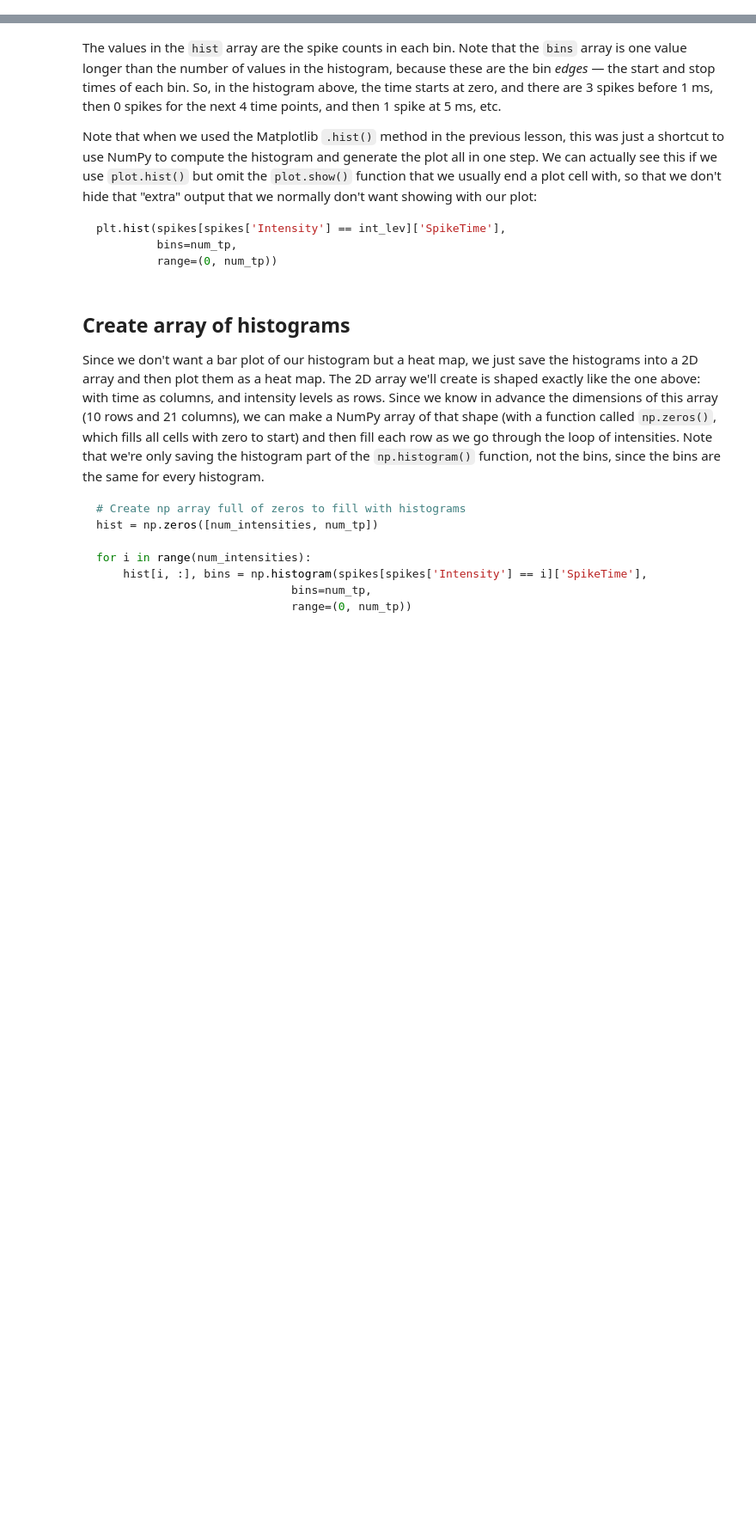
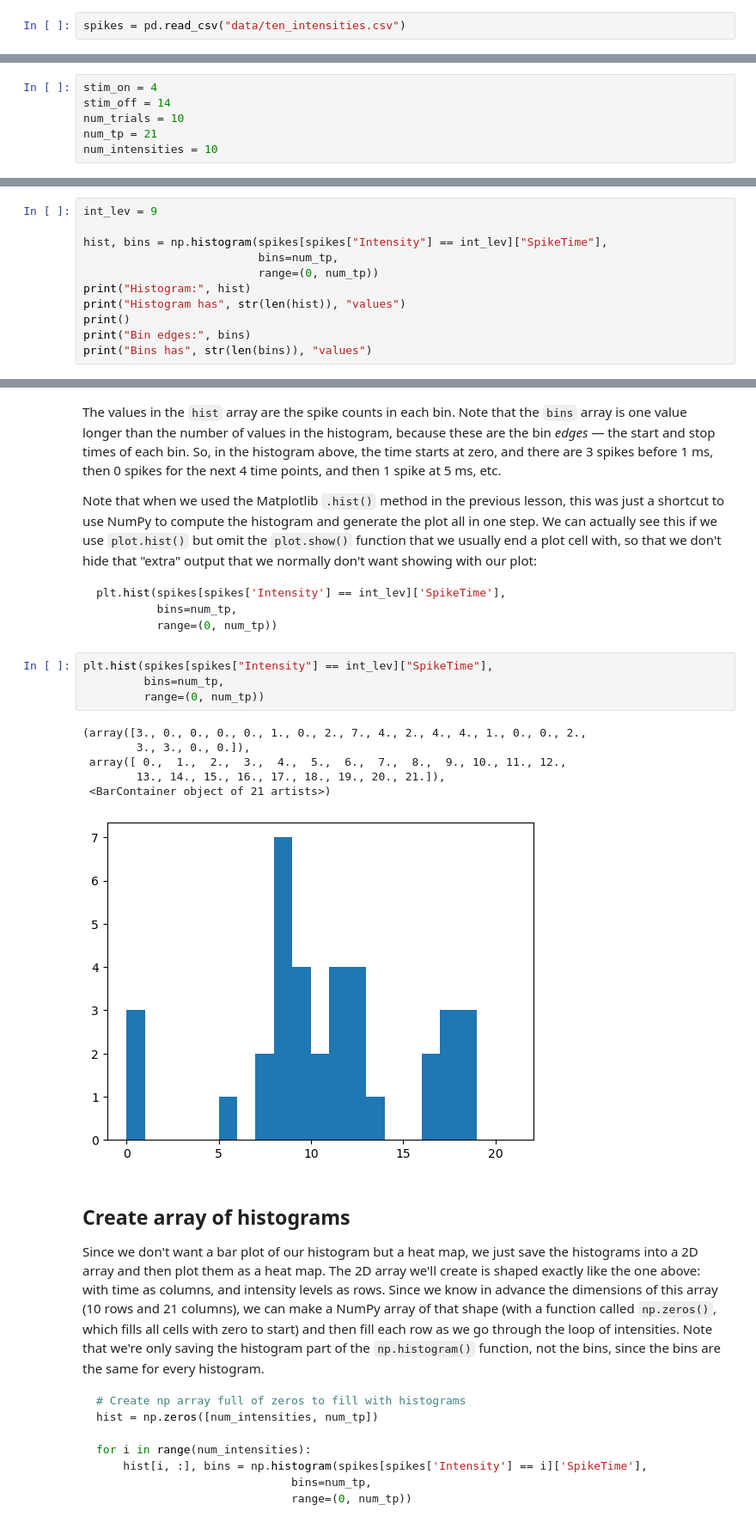
Before and after one commit to freddylearnsc0de/Chapter-6--Single-Unit-Data, a Jupyter notebook: 3 - heat_maps.ipynb, the cells around one changed output, grey strips where cells are left out. Shown at 86% size. Saved outputs shown, nothing was run; the diff lists cells and outputs as text; blank space fills up the shorter version.

```diff
--- a/3 - heat_maps.ipynb
+++ b/3 - heat_maps.ipynb
@@ -36,6 +40,8 @@ import pandas as pd
 ~~~python
 spikes = pd.read_csv('data/ten_intensities.csv')
 ~~~
+# %%
+spikes = pd.read_csv("data/ten_intensities.csv")
 # %% [markdown]
 ## Define experimental parameters
 
@@ -47,6 +53,12 @@ num_trials = 10 # number of trials per intensity level
 num_tp = 21     # Number of time points in each trial (0-20 ms, inclusive)
 num_intensities = 10 # number of stimulus intensities
 ~~~
+# %%
+stim_on = 4
+stim_off = 14
+num_trials = 10
+num_tp = 21
+num_intensities = 10
 # %% [markdown]
 ## Format data as histograms
 
@@ -67,3 +79,14 @@ print()
 print("Bin edges:", bins)
 print("Bins has", str(len(bins)), "values")
 ~~~
+# %%
+int_lev = 9
+
+hist, bins = np.histogram(spikes[spikes["Intensity"] == int_lev]["SpikeTime"],
+                          bins=num_tp,
+                          range=(0, num_tp))
+print("Histogram:", hist)
+print("Histogram has", str(len(hist)), "values")
+print()
+print("Bin edges:", bins)
+print("Bins has", str(len(bins)), "values")
@@ -77,6 +107,17 @@ plt.hist(spikes[spikes['Intensity'] == int_lev]['SpikeTime'],
          bins=num_tp,
          range=(0, num_tp))
 ~~~
+# %%
+plt.hist(spikes[spikes["Intensity"] == int_lev]["SpikeTime"],
+         bins=num_tp,
+         range=(0, num_tp))
+# %% [output]
+(array([3., 0., 0., 0., 0., 1., 0., 2., 7., 4., 2., 4., 4., 1., 0., 0., 2.,
+        3., 3., 0., 0.]),
+ array([ 0.,  1.,  2.,  3.,  4.,  5.,  6.,  7.,  8.,  9., 10., 11., 12.,
+        13., 14., 15., 16., 17., 18., 19., 20., 21.]),
+ <BarContainer object of 21 artists>)
+[figure, added]
 # %% [markdown]
 ## Create array of histograms
 
```
Also changed, not shown: parts of 14 cells of this notebook, 6 other files.
